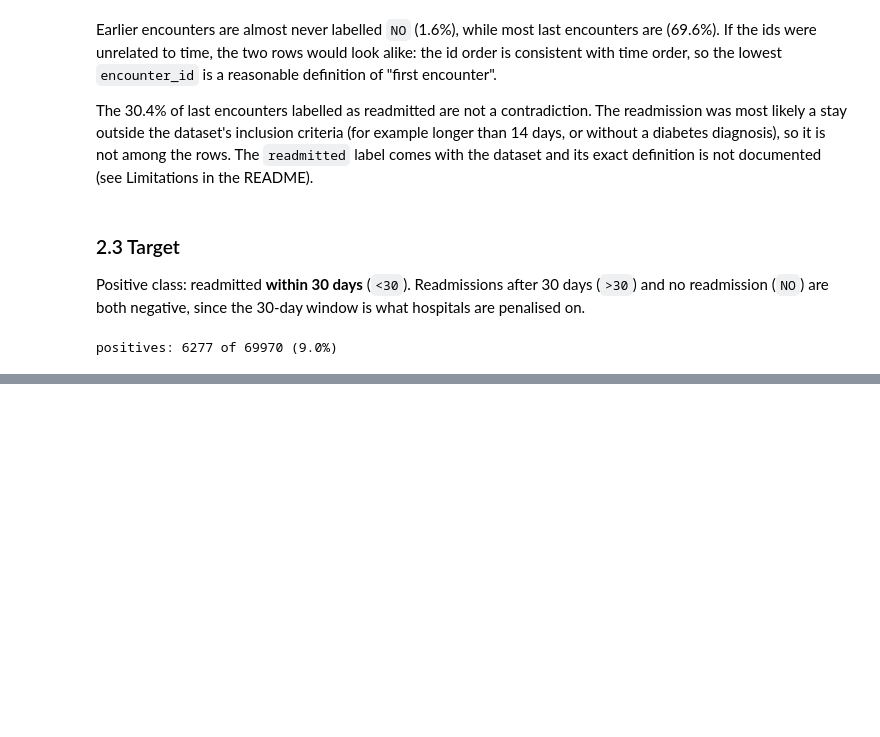
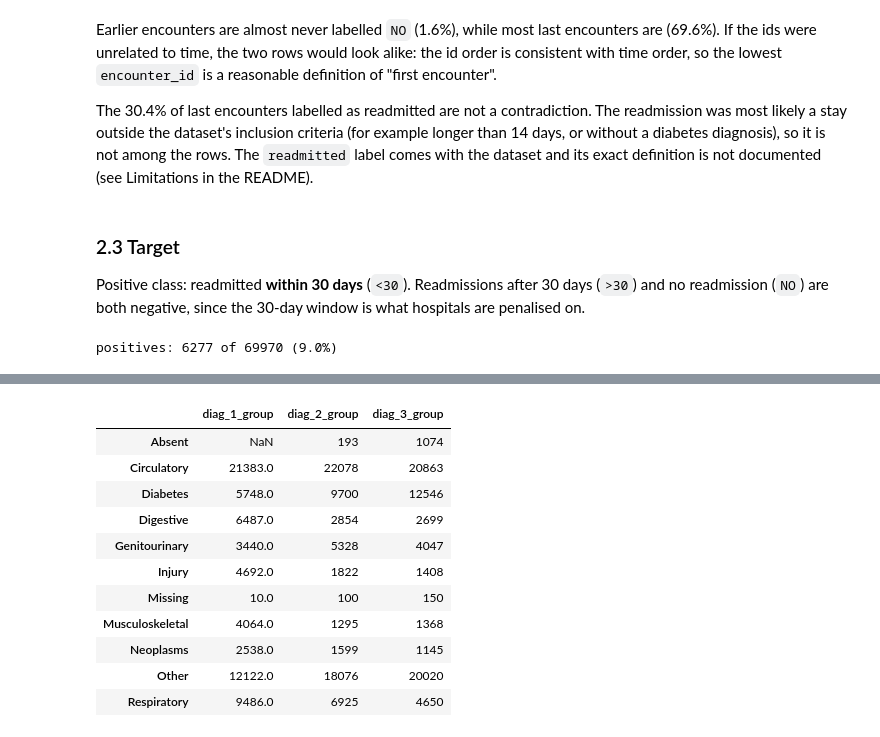
Before and after one commit to gigifumagalli/diabetes-readmission, a Jupyter notebook: notebooks/01_scoping_eda.ipynb, the cells around one changed output, grey strips where cells are left out. Saved outputs shown, nothing was run; the diff lists cells and outputs as text; code cells hidden in the pictures; blank space fills up the shorter version.

```diff
--- a/notebooks/01_scoping_eda.ipynb
+++ b/notebooks/01_scoping_eda.ipynb
@@ -310,0 +373,56 @@ positives: 6277 of 69970 (9.0%)
+# %%
+def icd9_group(code: str | float) -> str:
+    """Map an ICD-9 code to one of the 9 disease groups of Strack et al. (2014)."""
+    if pd.isna(code):
+        return "Missing"
+    if code[0] in "VE":  # supplementary (V) and external-cause (E) codes
+        return "Other"
+    value = float(code)
+    chapter = int(value)  # integer part: "786.05" -> 786
+    if 390 <= value < 460 or chapter == 785:
+        return "Circulatory"
+    if 460 <= value < 520 or chapter == 786:
+        return "Respiratory"
+    if 520 <= value < 580 or chapter == 787:
+        return "Digestive"
+    if chapter == 250:
+        return "Diabetes"
+    if 800 <= value < 1000:
+        return "Injury"
+    if 710 <= value < 740:
+        return "Musculoskeletal"
+    if 580 <= value < 630 or chapter == 788:
+        return "Genitourinary"
+    if 140 <= value < 240:
+        return "Neoplasms"
+    return "Other"
+
+
+# One case per code shape found in 2.4: the function must handle them all
+assert icd9_group("428") == "Circulatory"
+assert icd9_group("250.83") == "Diabetes"
+assert icd9_group("786.05") == "Respiratory"
+assert icd9_group("8") == "Other"
+assert icd9_group("V57") == "Other"
+assert icd9_group(float("nan")) == "Missing"
+
+# Empty code beyond number_diagnoses = no such diagnosis -> "Absent" instead of "Missing"
+for position, col in enumerate(DIAG_COLS, start=1):
+    groups = df[col].map(icd9_group)
+    absent = df[col].isna() & (df["number_diagnoses"] < position)
+    df[f"{col}_group"] = groups.mask(absent, "Absent")
+
+df[[f"{col}_group" for col in DIAG_COLS]].apply(pd.Series.value_counts)
+# %% [output]
+|  | diag_1_group | diag_2_group | diag_3_group |
+| Absent | NaN | 193 | 1074 |
+| Circulatory | 21383.0 | 22078 | 20863 |
+| Diabetes | 5748.0 | 9700 | 12546 |
+| Digestive | 6487.0 | 2854 | 2699 |
+| Genitourinary | 3440.0 | 5328 | 4047 |
+| Injury | 4692.0 | 1822 | 1408 |
+| Missing | 10.0 | 100 | 150 |
+| Musculoskeletal | 4064.0 | 1295 | 1368 |
+| Neoplasms | 2538.0 | 1599 | 1145 |
+| Other | 12122.0 | 18076 | 20020 |
+| Respiratory | 9486.0 | 6925 | 4650 |
```
Also changed, not shown: parts of 7 cells of this notebook.
